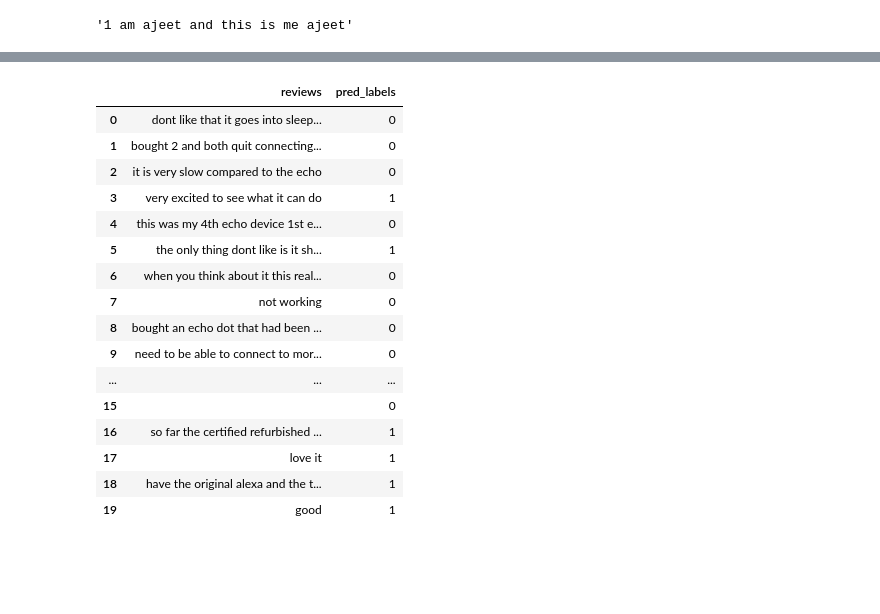
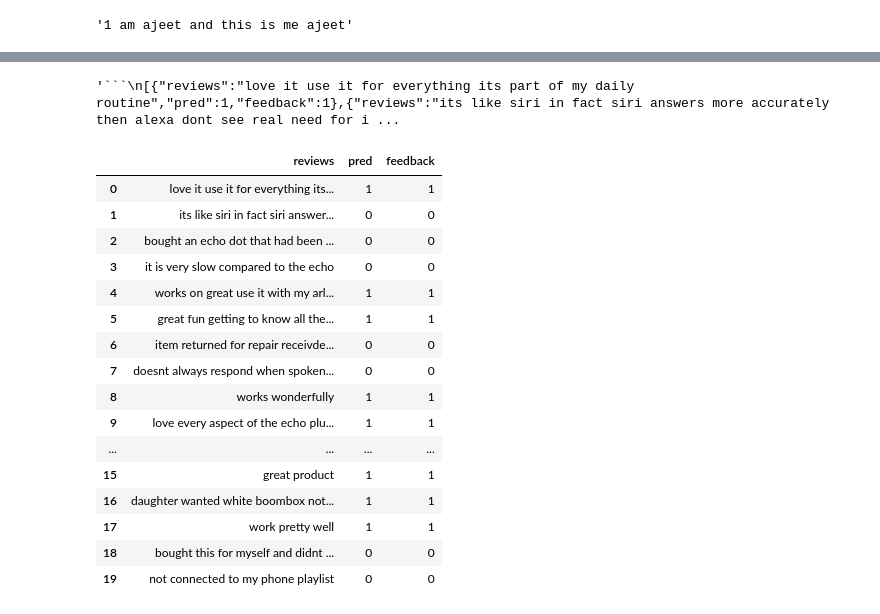
Before and after one commit to ajeetach97701/Sentiment-Analysis-using-LLM--Gemini-api, a Jupyter notebook: app.ipynb, the cells around one changed output, grey strips where cells are left out. Cells and saved outputs as stored; diff of their text form; code cells hidden in the pictures; blank space fills up the shorter version.

Commit message:
Few shot and Zero shot done

````diff
--- a/app.ipynb
+++ b/app.ipynb
@@ -200,13 +216,11 @@ df_balanced
 # %%
-df_balanced['pred'] = ''
-df_json = df_balanced[['reviews', 'pred', 'feedback']].sample(20)
-prompt = f""" You are an expert linguist, who is good at classifying review Sentiment into Positive/Negative labels.
+
+prompt_zero = f""" You are an expert linguist, who is good at classifying review Sentiment into Positive/Negative labels.
 Help me classify customer reviews into Positive(label = 1) or Negative(label = 0) Customer reviews are provided between three back ticks.
 In your output, only return the json code back as output- which is provided between three back ticks.
 Your task is to update predicted labels under 'pred_labels' in the json code.
 Don't make any changes to the Json code format, please
 ```
-{df_json}
+{df_json_zero}
 ```
 """
-response = model.generate_content(prompt)
@@ -231,21 +227,27 @@ response = model.generate_content(prompt)
+# %%
+response_zero = model.generate_content(prompt_zero)
+# %%
+response_zero.text
+# %% [output]
+'```\n[{"reviews":"love it use it for everything its part of my daily routine","pred":1,"feedback":1},{"reviews":"its like siri in fact siri answers more accurately then alexa dont see real need for i ...
 # %%
-response_data = pd.DataFrame(json.loads(response.text.strip("`")))
-response_data
+response_data_zero = pd.DataFrame(json.loads(response_zero.text.strip("`")))
+response_data_zero
 # %% [output]
-|  | reviews | pred_labels |
-| 0 | dont like that it goes into sleep... | 0 |
-| 1 | bought 2 and both quit connecting... | 0 |
-| 2 | it is very slow compared to the echo | 0 |
-| 3 | very excited to see what it can do | 1 |
-| 4 | this was my 4th echo device 1st e... | 0 |
-| 5 | the only thing dont like is it sh... | 1 |
-| 6 | when you think about it this real... | 0 |
-| 7 | not working | 0 |
-| 8 | bought an echo dot that had been ... | 0 |
-| 9 | need to be able to connect to mor... | 0 |
-| ... | ... | ... |
-| 15 |  | 0 |
-| 16 | so far the certified refurbished ... | 1 |
-| 17 | love it | 1 |
-| 18 | have the original alexa and the t... | 1 |
-| 19 | good | 1 |
+|  | reviews | pred | feedback |
+| 0 | love it use it for everything its... | 1 | 1 |
+| 1 | its like siri in fact siri answer... | 0 | 0 |
+| 2 | bought an echo dot that had been ... | 0 | 0 |
+| 3 | it is very slow compared to the echo | 0 | 0 |
+| 4 | works on great use it with my arl... | 1 | 1 |
+| 5 | great fun getting to know all the... | 1 | 1 |
+| 6 | item returned for repair receivde... | 0 | 0 |
+| 7 | doesnt always respond when spoken... | 0 | 0 |
+| 8 | works wonderfully | 1 | 1 |
+| 9 | love every aspect of the echo plu... | 1 | 1 |
+| ... | ... | ... | ... |
+| 15 | great product | 1 | 1 |
+| 16 | daughter wanted white boombox not... | 1 | 1 |
+| 17 | work pretty well | 1 | 1 |
+| 18 | bought this for myself and didnt ... | 0 | 0 |
+| 19 | not connected to my phone playlist | 0 | 0 |
````
Also changed, not shown: parts of 24 cells of this notebook.
